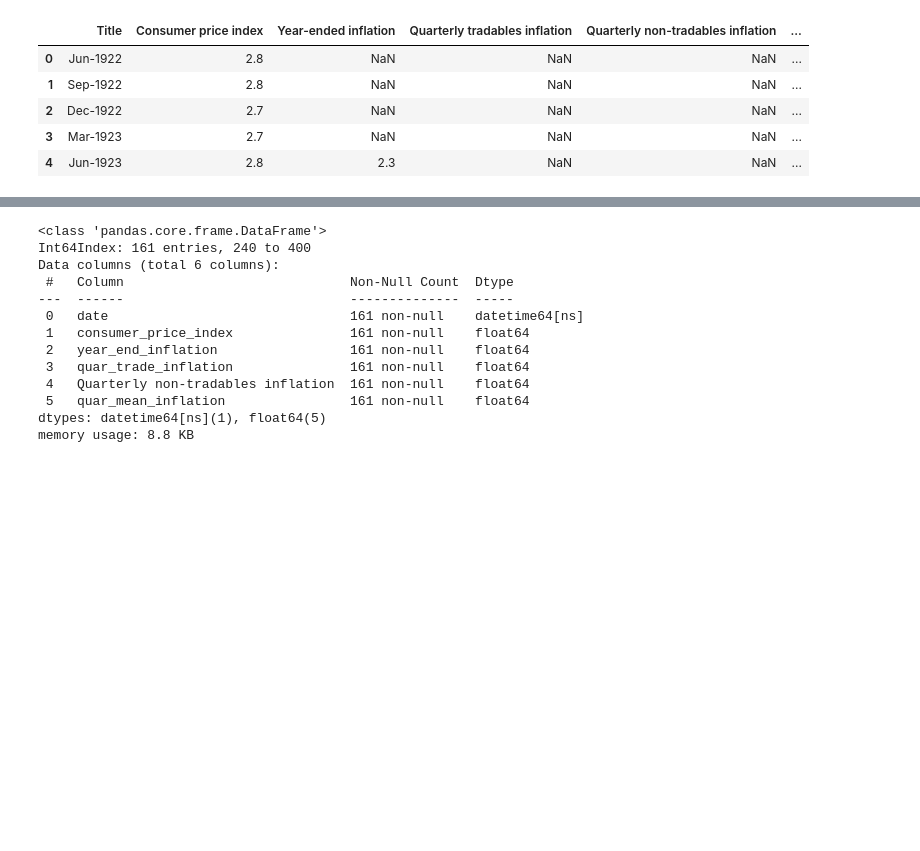
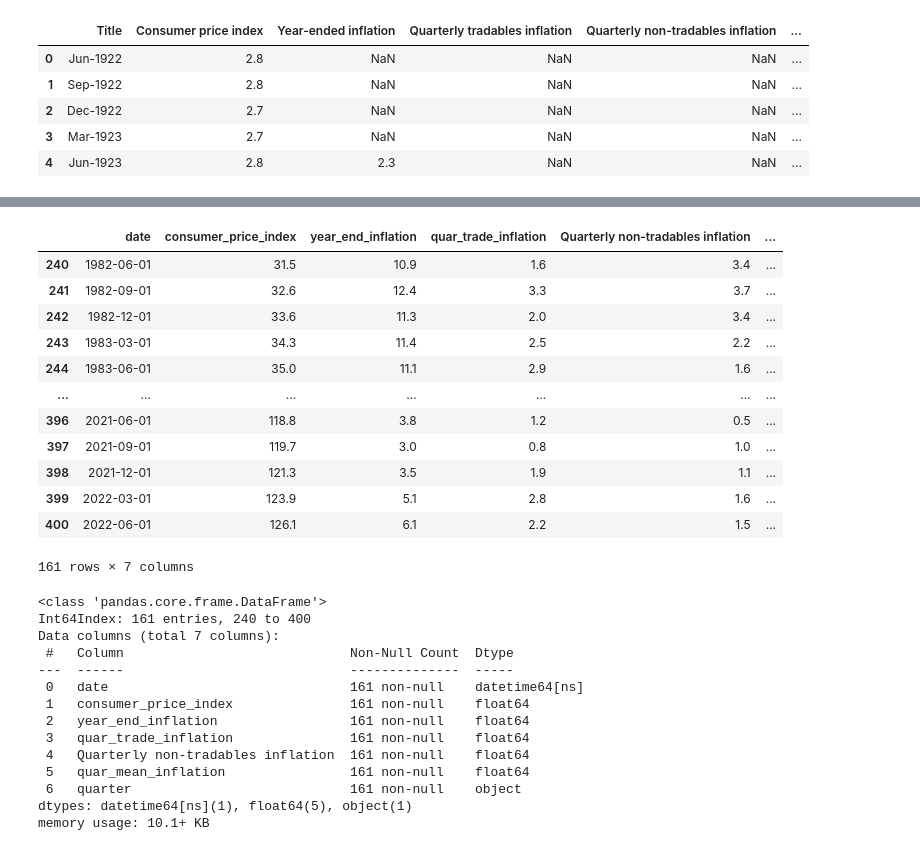
Before and after one commit to panlovelyda/Project---Two, a Jupyter notebook: inflation.ipynb, the cells around one changed output, grey strips where cells are left out. Cells and saved outputs as stored; diff of their text form; code cells hidden in the pictures; blank space fills up the shorter version.

```diff
--- a/inflation.ipynb
+++ b/inflation.ipynb
@@ -56,11 +58,29 @@ inflation_new_df.head()
 # %%
 inflation_new_df['date']= pd.to_datetime(inflation_new_df['date'])
+# %%
+inflation_new_df['quarter']= pd.PeriodIndex(inflation_new_df.date, freq ='Q')
+inflation_new_df['quarter']=inflation_new_df['quarter'].astype(str)
+inflation_new_df
+# %% [output]
+|  | date | consumer_price_index | year_end_inflation | quar_trade_inflation | Quarterly non-tradables inflation | ... |
+| 240 | 1982-06-01 | 31.5 | 10.9 | 1.6 | 3.4 | ... |
+| 241 | 1982-09-01 | 32.6 | 12.4 | 3.3 | 3.7 | ... |
+| 242 | 1982-12-01 | 33.6 | 11.3 | 2.0 | 3.4 | ... |
+| 243 | 1983-03-01 | 34.3 | 11.4 | 2.5 | 2.2 | ... |
+| 244 | 1983-06-01 | 35.0 | 11.1 | 2.9 | 1.6 | ... |
+| ... | ... | ... | ... | ... | ... | ... |
+| 396 | 2021-06-01 | 118.8 | 3.8 | 1.2 | 0.5 | ... |
+| 397 | 2021-09-01 | 119.7 | 3.0 | 0.8 | 1.0 | ... |
+| 398 | 2021-12-01 | 121.3 | 3.5 | 1.9 | 1.1 | ... |
+| 399 | 2022-03-01 | 123.9 | 5.1 | 2.8 | 1.6 | ... |
+| 400 | 2022-06-01 | 126.1 | 6.1 | 2.2 | 1.5 | ... |
+161 rows × 7 columns
 # %%
 inflation_new_df.info()
 # %% [output]
 <class 'pandas.core.frame.DataFrame'>
 Int64Index: 161 entries, 240 to 400
-Data columns (total 6 columns):
+Data columns (total 7 columns):
  #   Column                             Non-Null Count  Dtype
 ---  ------                             --------------  -----
  0   date                               161 non-null    datetime64[ns]
@@ -69,8 +89,9 @@ Data columns (total 6 columns):
  3   quar_trade_inflation               161 non-null    float64
  4   Quarterly non-tradables inflation  161 non-null    float64
  5   quar_mean_inflation                161 non-null    float64
-dtypes: datetime64[ns](1), float64(5)
-memory usage: 8.8 KB
+ 6   quarter                            161 non-null    object
+dtypes: datetime64[ns](1), float64(5), object(1)
+memory usage: 10.1+ KB
 # %%
 protocol = 'postgresql'
 username = 'postgres'
```
Also changed, not shown: parts of 7 cells of this notebook.
